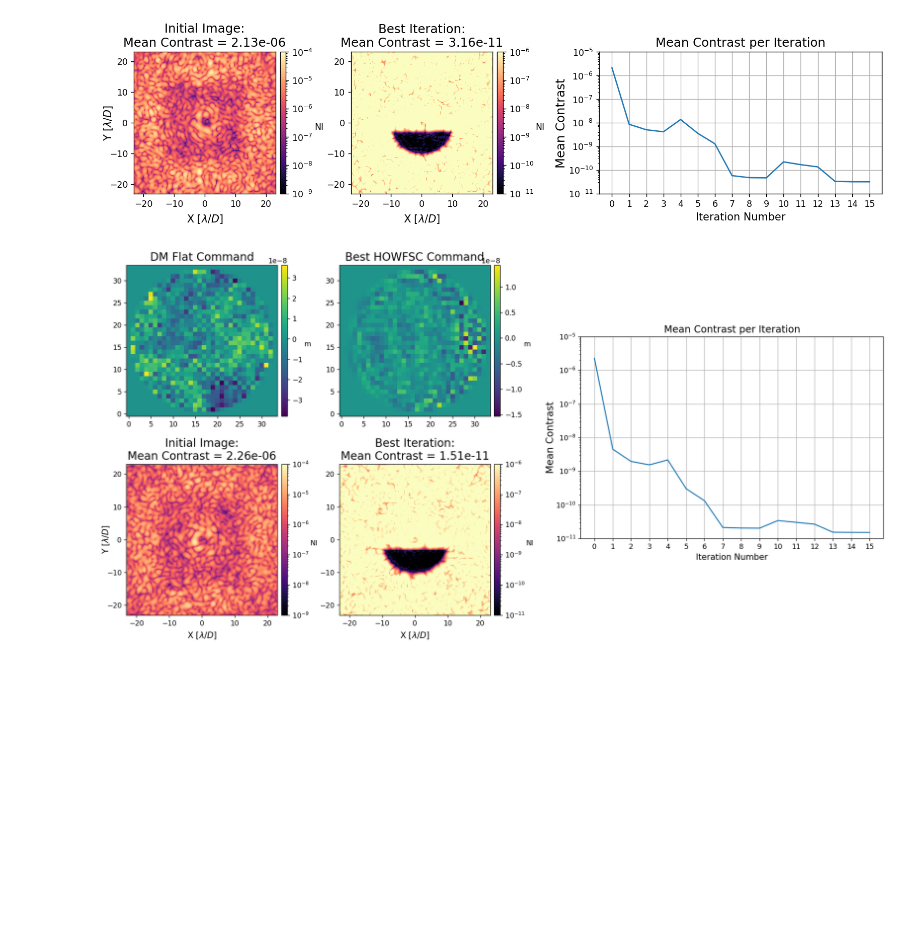
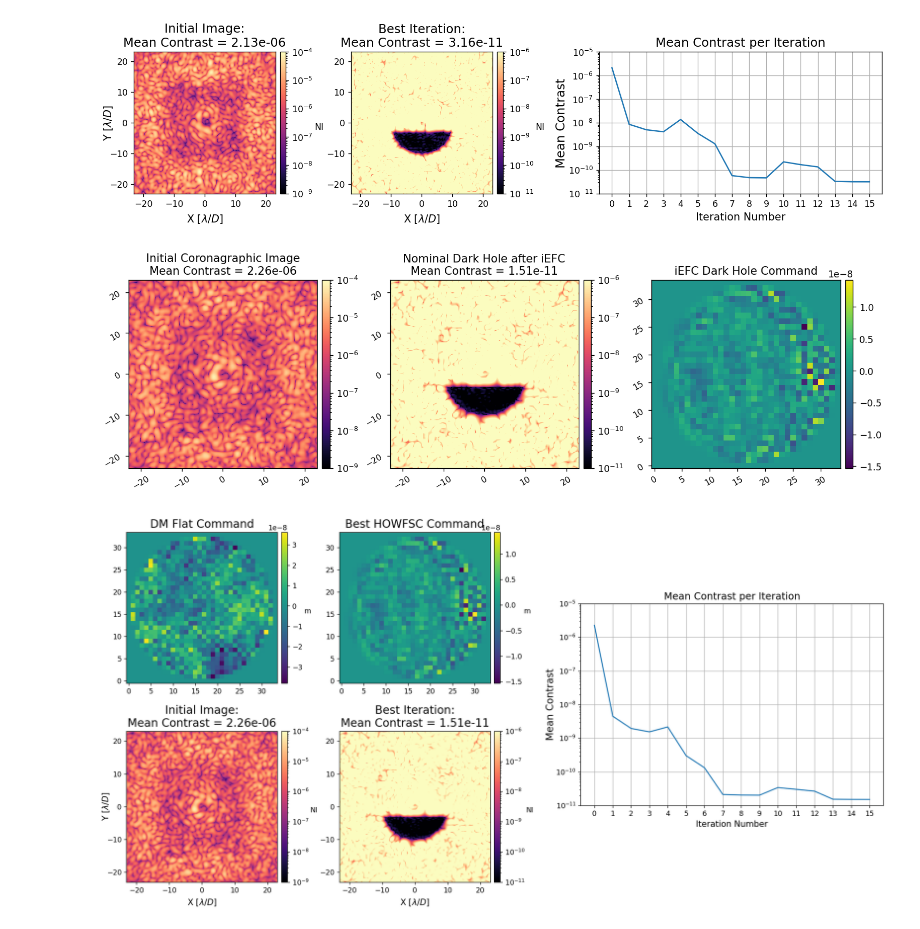
Before and after one commit to kian1377/scoob-llowfsc, a Jupyter notebook: sim-notebooks/scoob_iefc.ipynb, the cells around one changed output. Cells and saved outputs as stored; diff of their text form; code cells hidden in the pictures; blank space fills up the shorter version.

Commit message:
making figures that are better

```diff
--- a/sim-notebooks/scoob_iefc.ipynb
+++ b/sim-notebooks/scoob_iefc.ipynb
@@ -211,6 +211,26 @@ imshows.plot_data_with_ref(
 )
 # %% [output]
 [figure]
+# %%
+from scoob_llowfsc import imshows
+reload(imshows)
+imshows.imshow3(
+    old_data['images'][0],
+    old_data['images'][-1],
+    old_data['commands'][-1],
+    f'Initial Coronagraphic Image\nMean Contrast = {old_data["contrasts"][0]:.2e}',
+    f'Nominal Dark Hole after iEFC\nMean Contrast = {old_data["contrasts"][-1]:.2e}',
+    'iEFC Dark Hole Command',
+    lognorm1=1,
+    vmin1=1e-9, vmax1=1e-4,
+    lognorm2=1,
+    vmin2=1e-11, vmax2=1e-6,
+    cmap3='viridis',
+    pxscl1=old_data['pixelscale'],
+    pxscl2=old_data['pixelscale'],
+)
+# %% [output]
+[figure, added]
 # %%
 from scoob_llowfsc import imshows
 reload(imshows)
```
Also changed, not shown: 5 other files.
